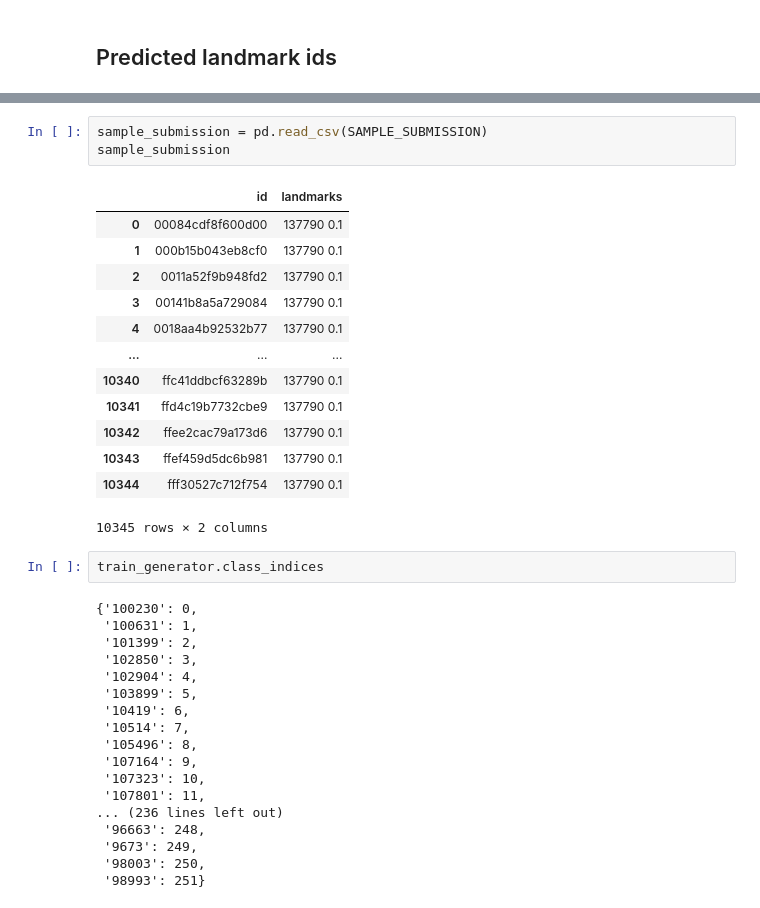
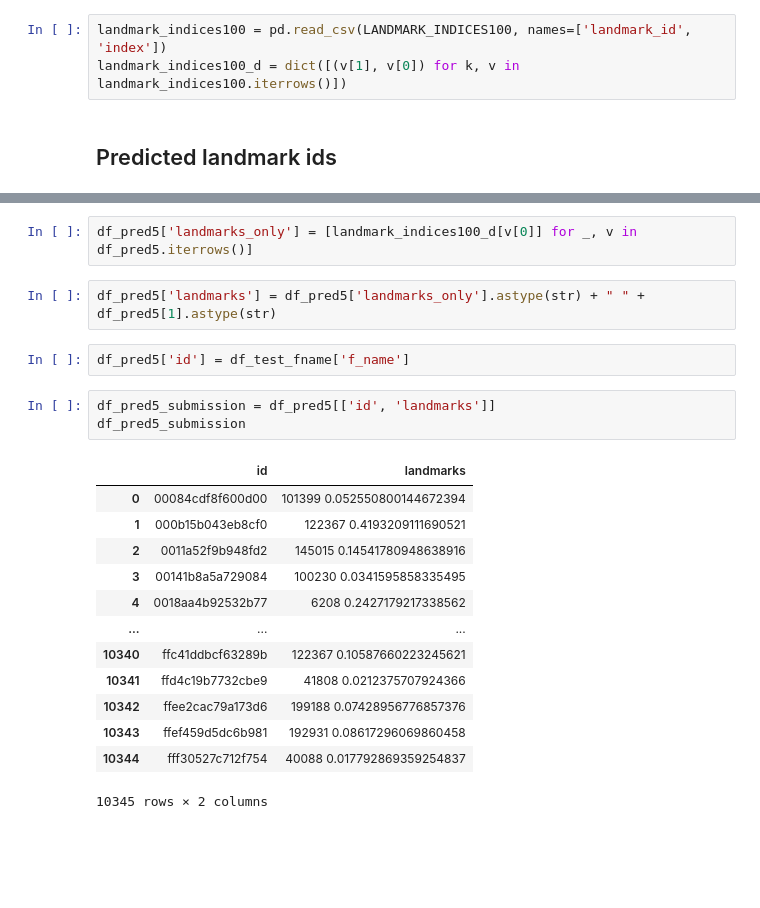
Before and after one commit to y33-j3T/Kaggle-Google-Landmark-Recognition-2020, a Jupyter notebook: src/cnn-baseline.ipynb, the cells around one changed output, grey strips where cells are left out. Cells and saved outputs as stored; diff of their text form; blank space fills up the shorter version.

Commit message:
add submission

```diff
--- a/src/cnn-baseline.ipynb
+++ b/src/cnn-baseline.ipynb
@@ -609,2 +544,5 @@ landmark100 = pd.read_csv(LANDMARK100, names=['landmark_id'])
+# %%
+landmark_indices100 = pd.read_csv(LANDMARK_INDICES100, names=['landmark_id', 'index'])
+landmark_indices100_d = dict([(v[1], v[0]) for k, v in landmark_indices100.iterrows()])
 # %% [markdown]
 ## Predicted landmark ids
@@ -633,37 +549,23 @@ test_pred5
-# %%
-sample_submission = pd.read_csv(SAMPLE_SUBMISSION)
-sample_submission
-# %% [output]
-|  | id | landmarks |
-| 0 | 00084cdf8f600d00 | 137790 0.1 |
-| 1 | 000b15b043eb8cf0 | 137790 0.1 |
-| 2 | 0011a52f9b948fd2 | 137790 0.1 |
-| 3 | 00141b8a5a729084 | 137790 0.1 |
-| 4 | 0018aa4b92532b77 | 137790 0.1 |
-| ... | ... | ... |
-| 10340 | ffc41ddbcf63289b | 137790 0.1 |
-| 10341 | ffd4c19b7732cbe9 | 137790 0.1 |
-| 10342 | ffee2cac79a173d6 | 137790 0.1 |
-| 10343 | ffef459d5dc6b981 | 137790 0.1 |
-| 10344 | fff30527c712f754 | 137790 0.1 |
-10345 rows × 2 columns
-# %%
-train_generator.class_indices
-# %% [output]
-{'100230': 0,
- '100631': 1,
- '101399': 2,
- '102850': 3,
- '102904': 4,
- '103899': 5,
- '10419': 6,
- '10514': 7,
- '105496': 8,
- '107164': 9,
- '107323': 10,
- '107801': 11,
-... (236 lines left out)
- '96663': 248,
- '9673': 249,
- '98003': 250,
- '98993': 251}
+# %%
+df_pred5['landmarks_only'] = [landmark_indices100_d[v[0]] for _, v in df_pred5.iterrows()]
+# %%
+df_pred5['landmarks'] = df_pred5['landmarks_only'].astype(str) + " " + df_pred5[1].astype(str)
+# %%
+df_pred5['id'] = df_test_fname['f_name']
+# %%
+df_pred5_submission = df_pred5[['id', 'landmarks']]
+df_pred5_submission
+# %% [output]
+|  | id | landmarks |
+| 0 | 00084cdf8f600d00 | 101399 0.052550800144672394 |
+| 1 | 000b15b043eb8cf0 | 122367 0.4193209111690521 |
+| 2 | 0011a52f9b948fd2 | 145015 0.14541780948638916 |
+| 3 | 00141b8a5a729084 | 100230 0.0341595858335495 |
+| 4 | 0018aa4b92532b77 | 6208 0.2427179217338562 |
+| ... | ... | ... |
+| 10340 | ffc41ddbcf63289b | 122367 0.10587660223245621 |
+| 10341 | ffd4c19b7732cbe9 | 41808 0.0212375707924366 |
+| 10342 | ffee2cac79a173d6 | 199188 0.07428956776857376 |
+| 10343 | ffef459d5dc6b981 | 192931 0.08617296069860458 |
+| 10344 | fff30527c712f754 | 40088 0.017792869359254837 |
+10345 rows × 2 columns
```
Also changed, not shown: parts of 21 cells of this notebook, 1 other file.
